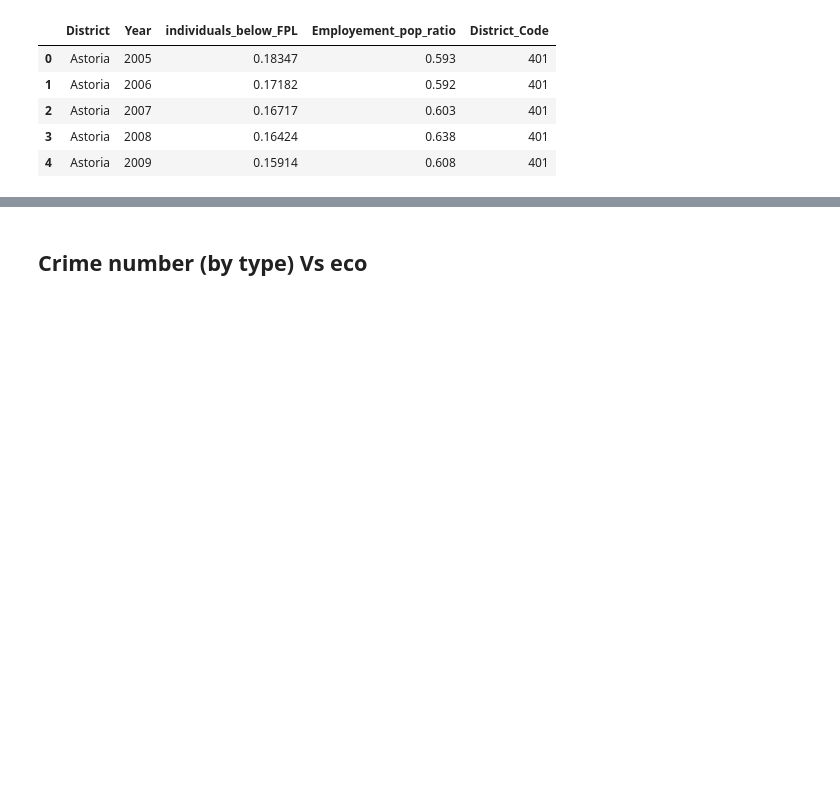
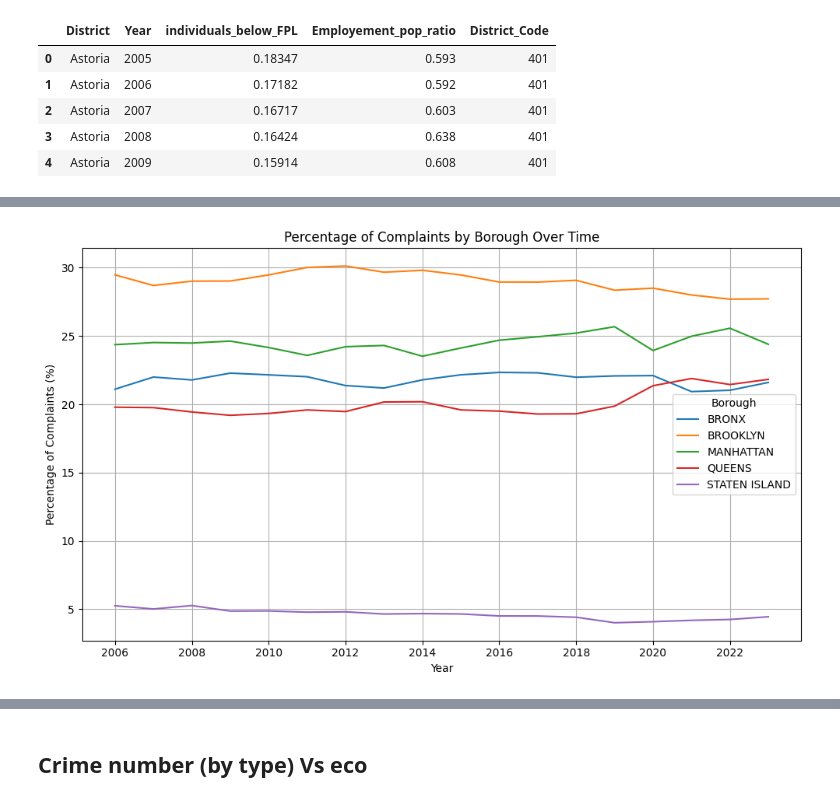
Before and after one commit to com-480-data-visualization/BluePink, a Jupyter notebook: notebooks/EDA2.ipynb, the cells around one changed output, grey strips where cells are left out. Drawn from its saved outputs; the diff is of its cells as text; code cells hidden in the pictures; blank space fills up the shorter version.

```diff
--- a/notebooks/EDA2.ipynb
+++ b/notebooks/EDA2.ipynb
@@ -33,0 +189,27 @@ df_eco.head()
+# %%
+import matplotlib.ticker as mticker
+
+df_clean = df[df['BORO_NM'] != '(null)']
+
+
+# Group by year and borough, then count complaints
+complaints_per_year_boro = df_clean.groupby(['year_begin', 'BORO_NM']).size().unstack(fill_value=0)
+
+# Convert to percentage per year
+complaints_percent = complaints_per_year_boro.div(complaints_per_year_boro.sum(axis=1), axis=0) * 100
+
+# Plot
+plt.figure(figsize=(10, 6))
+for boro in complaints_percent.columns:
+    plt.plot(complaints_percent.index, complaints_percent[boro], label=boro)
+
+plt.title('Percentage of Complaints by Borough Over Time')
+plt.xlabel('Year')
+plt.ylabel('Percentage of Complaints (%)')
+plt.legend(title='Borough')
+plt.grid(True)
+plt.gca().xaxis.set_major_locator(mticker.MaxNLocator(integer=True))
+plt.tight_layout()
+plt.show()
+# %% [output]
+[figure, added]
```
Also changed, not shown: parts of 9 cells of this notebook, 9 other files.
